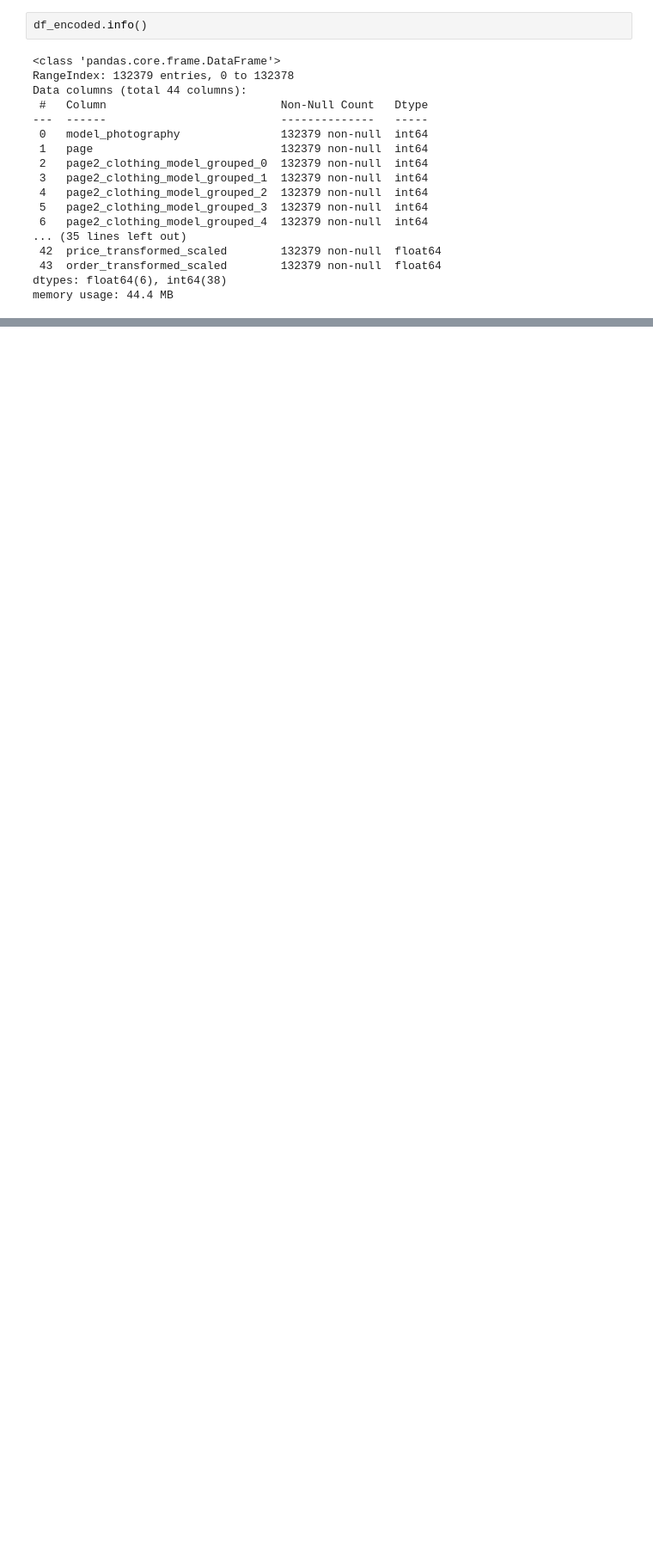
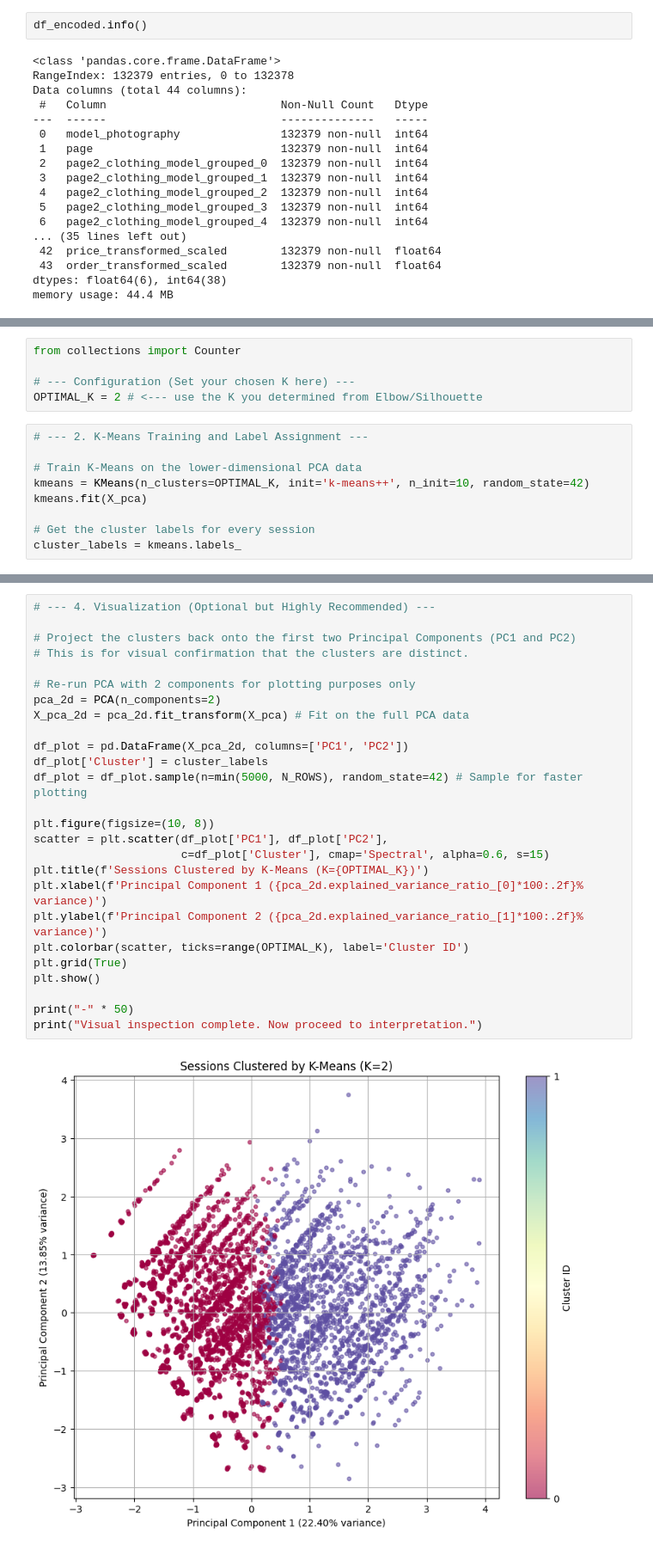
Before and after one commit to Aravind-M2/E-Commerce-Customer-conversion, a Jupyter notebook: Unsupervised_learning.ipynb, the cells around one changed output, grey strips where cells are left out. Shown at 86% size. Drawn from its saved outputs; the diff is of its cells as text; blank space fills up the shorter version.

```diff
--- a/Unsupervised_learning.ipynb
+++ b/Unsupervised_learning.ipynb
@@ -122,0 +441,14 @@ df_encoded.head()
+# %%
+from collections import Counter
+
+# --- Configuration (Set your chosen K here) ---
+OPTIMAL_K = 2 # <--- use the K you determined from Elbow/Silhouette
+# %%
+# --- 2. K-Means Training and Label Assignment ---
+
+# Train K-Means on the lower-dimensional PCA data
+kmeans = KMeans(n_clusters=OPTIMAL_K, init='k-means++', n_init=10, random_state=42)
+kmeans.fit(X_pca)
+
+# Get the cluster labels for every session
+cluster_labels = kmeans.labels_
@@ -122,0 +492,28 @@ df_encoded.head()
+# %%
+# --- 4. Visualization (Optional but Highly Recommended) ---
+
+# Project the clusters back onto the first two Principal Components (PC1 and PC2)
+# This is for visual confirmation that the clusters are distinct.
+
+# Re-run PCA with 2 components for plotting purposes only
+pca_2d = PCA(n_components=2)
+X_pca_2d = pca_2d.fit_transform(X_pca) # Fit on the full PCA data
+
+df_plot = pd.DataFrame(X_pca_2d, columns=['PC1', 'PC2'])
+df_plot['Cluster'] = cluster_labels
+df_plot = df_plot.sample(n=min(5000, N_ROWS), random_state=42) # Sample for faster plotting
+
+plt.figure(figsize=(10, 8))
+scatter = plt.scatter(df_plot['PC1'], df_plot['PC2'],
+                      c=df_plot['Cluster'], cmap='Spectral', alpha=0.6, s=15)
+plt.title(f'Sessions Clustered by K-Means (K={OPTIMAL_K})')
+plt.xlabel(f'Principal Component 1 ({pca_2d.explained_variance_ratio_[0]*100:.2f}% variance)')
+plt.ylabel(f'Principal Component 2 ({pca_2d.explained_variance_ratio_[1]*100:.2f}% variance)')
+plt.colorbar(scatter, ticks=range(OPTIMAL_K), label='Cluster ID')
+plt.grid(True)
+plt.show()
+
+print("-" * 50)
+print("Visual inspection complete. Now proceed to interpretation.")
+# %% [output]
+[figure, added]
```
Also changed, not shown: parts of 28 cells of this notebook.
